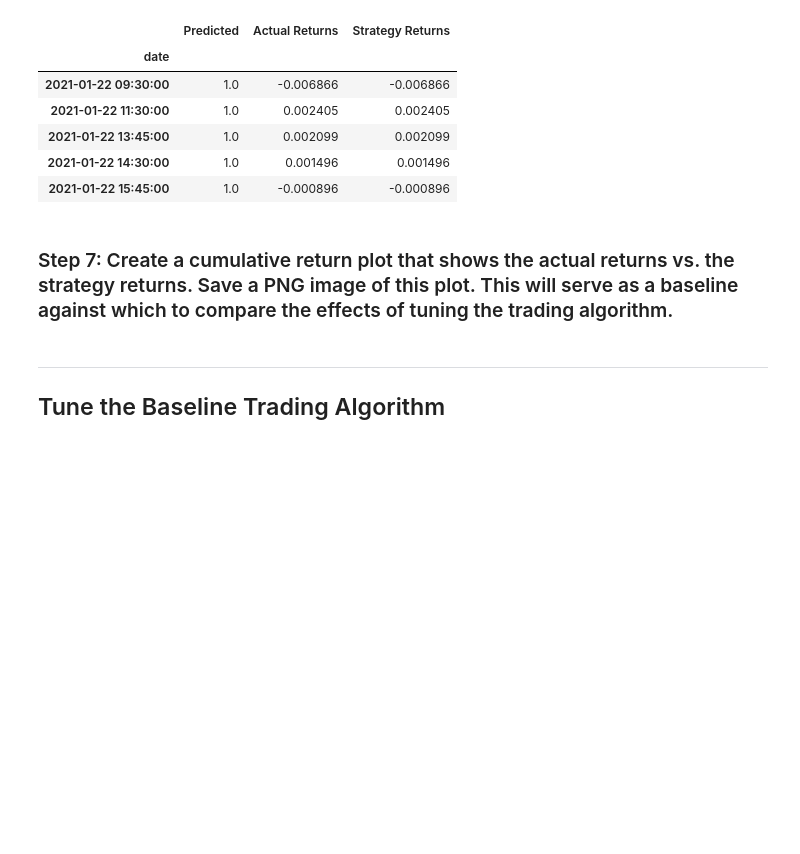
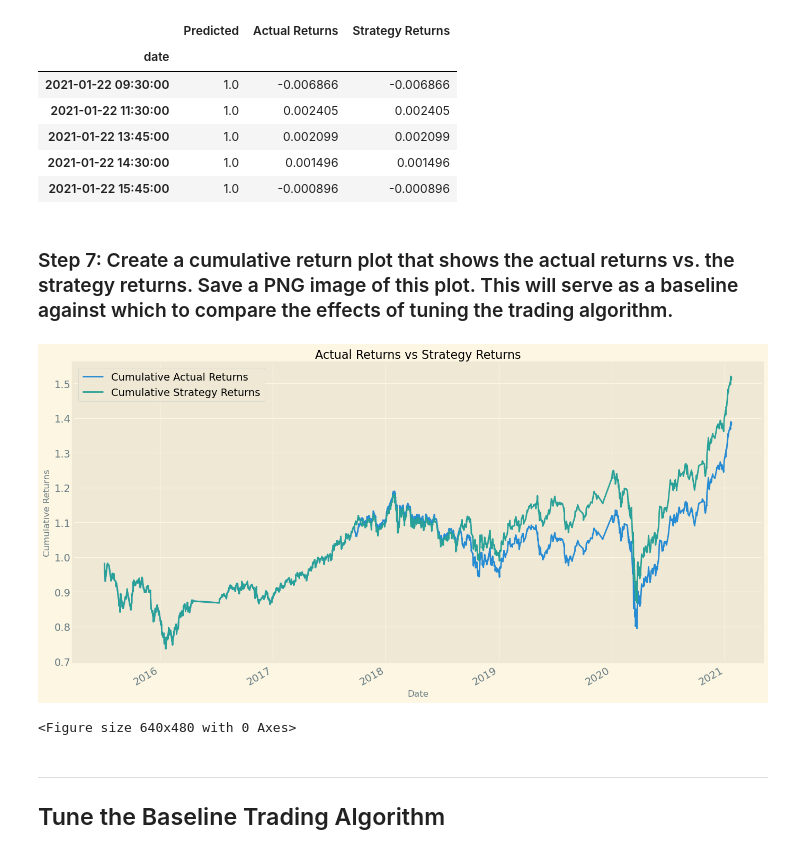
Before and after one commit to darcy5d/Fintech_Module_14_Homework_Assignment, a Jupyter notebook: machine_learning_trading_bot.ipynb, the cells around one changed output. Saved outputs shown, nothing was run; the diff lists cells and outputs as text; code cells hidden in the pictures; blank space fills up the shorter version.

Commit message:
save 2023-10-01 11:56

```diff
--- a/machine_learning_trading_bot.ipynb
+++ b/machine_learning_trading_bot.ipynb
@@ -406,13 +406,23 @@ display(predictions_df.tail())
 # %%
 # Plot the actual returns versus the strategy returns
 
 predictions_df["Cumulative Actual Returns"] = (1 + predictions_df["Actual Returns"]).cumprod()
 predictions_df["Cumulative Strategy Returns"] = (1 + predictions_df["Strategy Returns"]).cumprod()
 
 #Plotting
-plt.style.use('fivethirtyeight')
-plt.figure(figsize=(14,7)
-plt.plot(predictions_df['Cumulative Actual Returns'],
+plt.style.use('Solarize_Light2')
+predictions_df[["Cumulative Actual Returns", "Cumulative Strategy Returns"]].plot(figsize=(14,7))
+plt.title("Actual Returns vs Strategy Returns")
+plt.xlabel("Date")
+plt.ylabel("Cumulative Returns")
+plt.tight_layout()
+plt.show()
+
+# Save the figure
+plt.savefig("./Exported_pngs/01_baseline_untuned.png")
+# %% [output]
+[figure, added]
+<Figure size 640x480 with 0 Axes>
 # %% [markdown]
 ---
 
```
Also changed, not shown: 1 other file.
